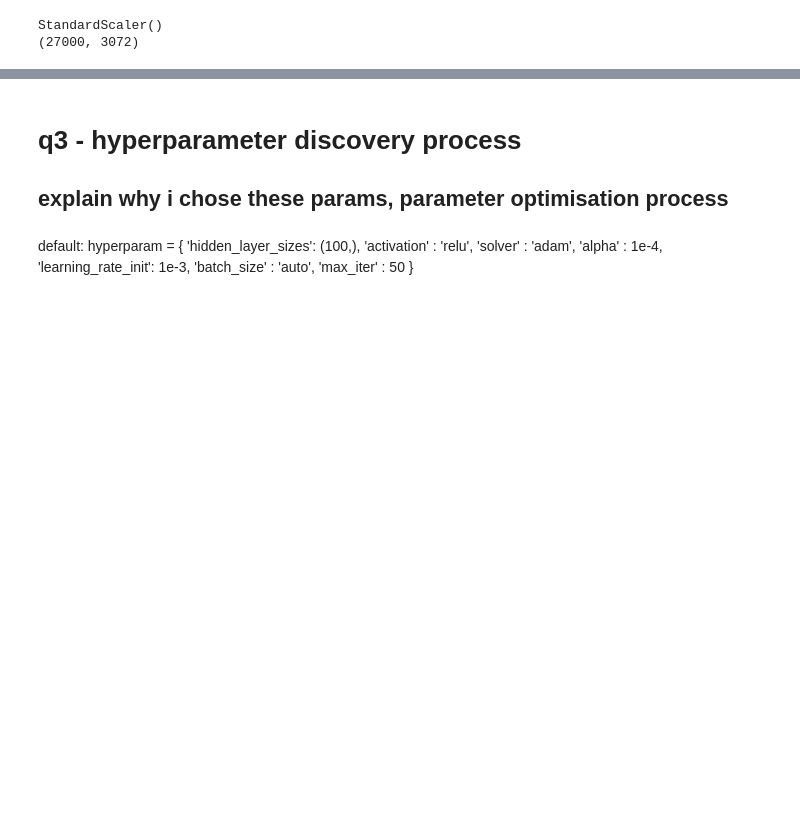
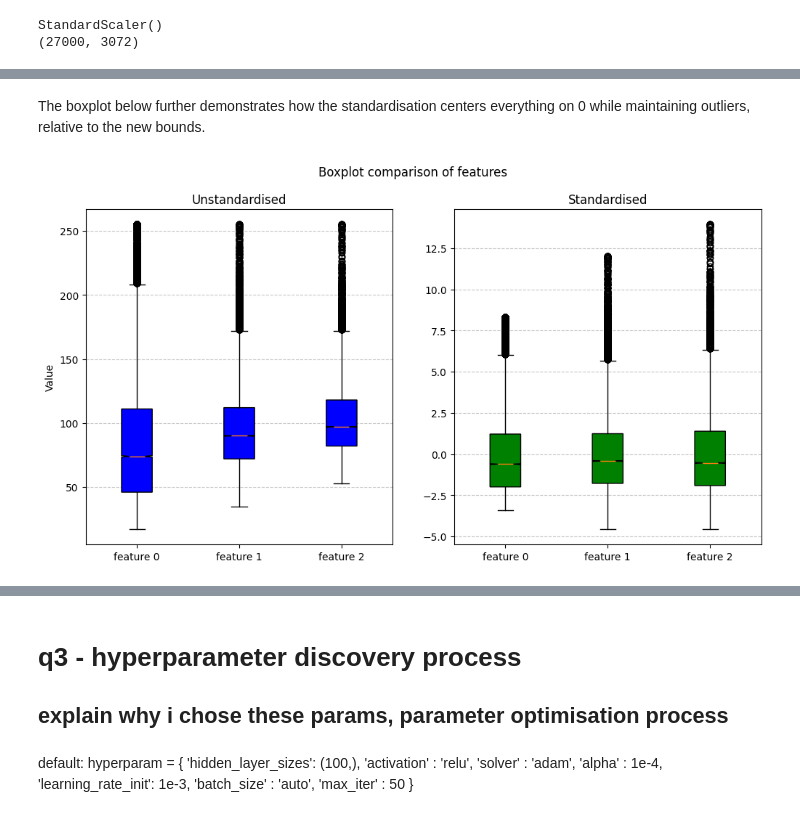
Before and after one commit to arjy143/CW-Earth-Classifier, a Jupyter notebook: coc131_cw_notebook.ipynb, the cells around one changed output, grey strips where cells are left out. Drawn from its saved outputs; the diff is of its cells as text; code cells hidden in the pictures; blank space fills up the shorter version.

```diff
--- a/coc131_cw_notebook.ipynb
+++ b/coc131_cw_notebook.ipynb
@@ -32,0 +52,31 @@ StandardScaler()
+# %% [markdown]
+The boxplot below further demonstrates how the standardisation centers everything on 0 while maintaining outliers, relative to the new bounds.
+# %%
+fig, axes = plt.subplots(1, 2, figsize=(12, 6))
+raw_boxes = [coc131.x[:, feature] for feature in features]
+axes[0].boxplot(
+        raw_boxes,
+        labels=[f"feature {feature}" for feature in features],
+        notch=True,
+        patch_artist=True,
+        boxprops=dict(facecolor="blue")
+)
+axes[0].set_title("Unstandardised")
+axes[0].set_ylabel("Value")
+axes[0].grid(axis="y", linestyle="--", alpha=0.7)
+
+std_boxes = [standardised_data[:, feature] for feature in features]
+axes[1].boxplot(
+        std_boxes,
+        labels=[f"feature {feature}" for feature in features],
+        notch=True,
+        patch_artist=True,
+        boxprops=dict(facecolor="green")
+)
+axes[1].set_title("Standardised")
+axes[1].grid(axis="y", linestyle="--", alpha=0.7)
+
+plt.suptitle("Boxplot comparison of features")
+plt.show()
+# %% [output]
+[figure, added]
```
Also changed, not shown: parts of 12 cells of this notebook.
